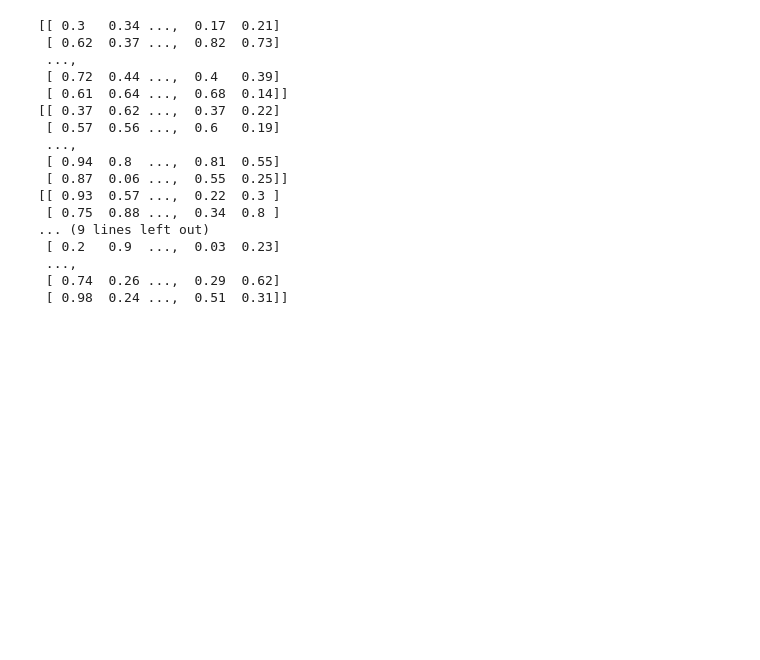
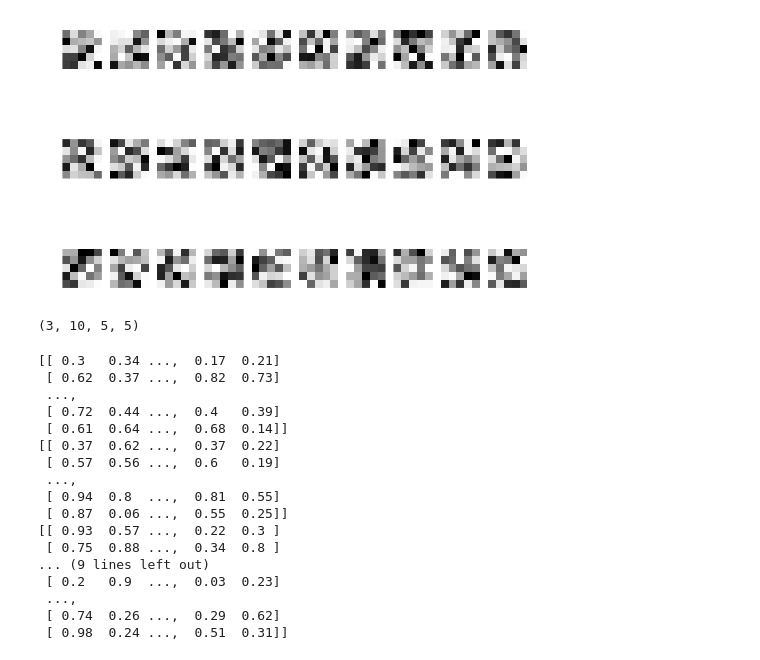
Before and after one commit to botcs/deepscratch, a Jupyter notebook: demo/cifar/conv_probe.ipynb, the cells around one changed output. Cells and saved outputs as stored; diff of their text form; code cells hidden in the pictures; blank space fills up the shorter version.

```diff
--- a/demo/cifar/conv_probe.ipynb
+++ b/demo/cifar/conv_probe.ipynb
@@ -211,3 +219,8 @@ nn.test_eval(train)
+# %%
+imshow(nn[1].kernels)
+# %% [output]
+[figure, added]
+(3, 10, 5, 5)
 # %%
 for k in nn[1].kernels[0]: print k
 # %% [output]
```
Also changed, not shown: parts of 5 cells of this notebook, 11 other files.
